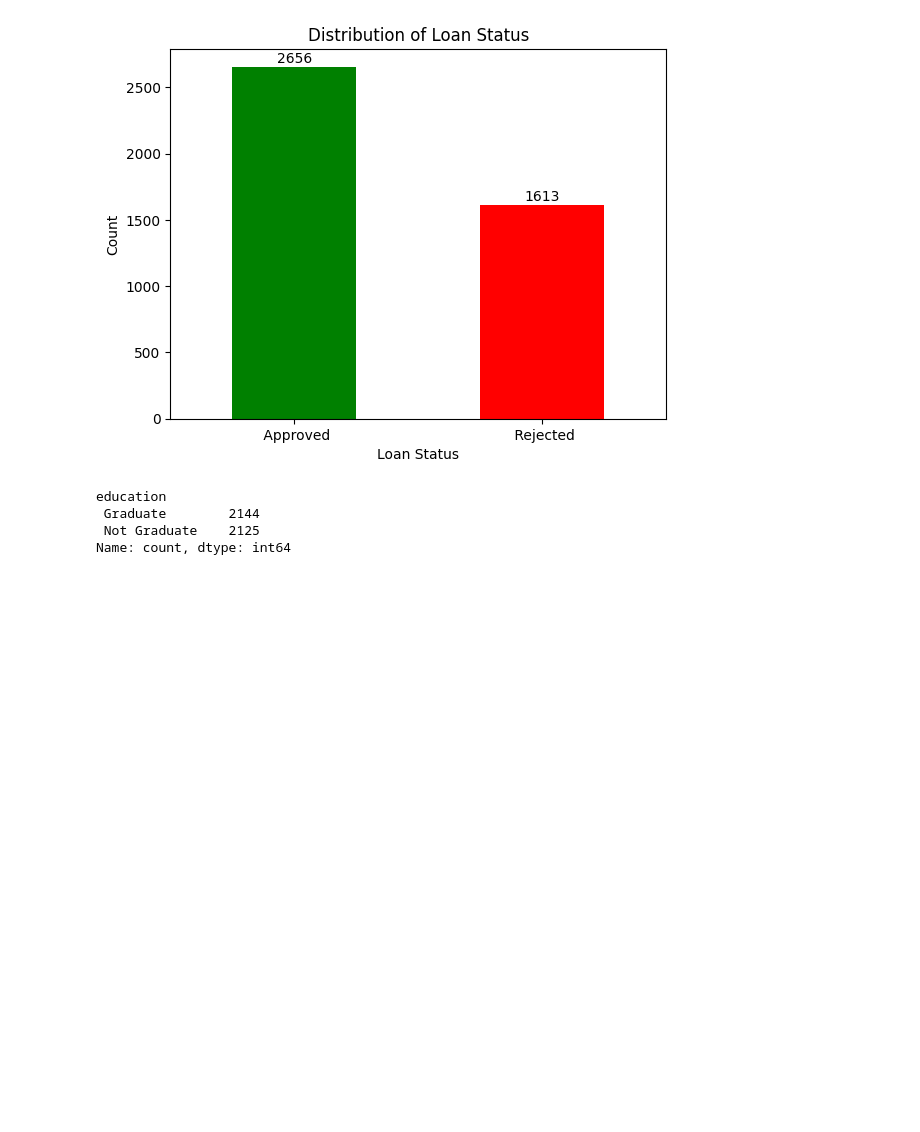
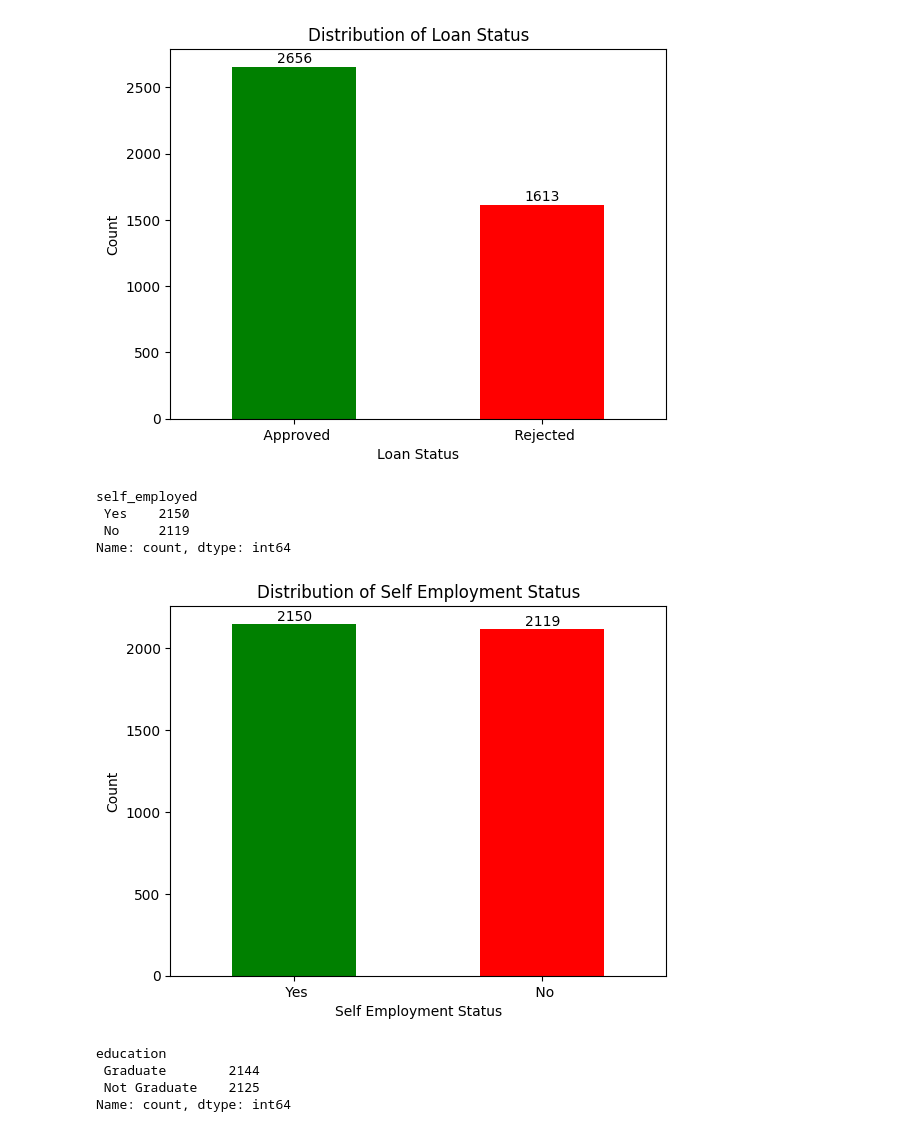
Before and after one commit to aliciahlavac/Project_4, a Jupyter notebook: Main.ipynb, the cells around one changed output. Saved outputs shown, nothing was run; the diff lists cells and outputs as text; code cells hidden in the pictures; blank space fills up the shorter version.

Commit message:
Graphs finished

```diff
--- a/Main.ipynb
+++ b/Main.ipynb
@@ -57,6 +57,15 @@ Index(['loan_id', 'no_of_dependents', 'education', 'self_employed',
        'residential_assets_value', 'commercial_assets_value',
        'luxury_assets_value', 'bank_asset_value', 'loan_status'],
       dtype='object')
+# %%
+# Clean columns to remove leading and trailing blank spaces
+
+# List of columns you want to clean
+columns_to_clean = ['education', 'self_employed', 'loan_status']
+
+# Loop through each column and strip spaces
+for col in columns_to_clean:
+    df[col] = df[col].str.strip()
 # %%
 # Drop loan_id as it is a duplicate indicator
 del df['loan_id']
@@ -143,6 +152,38 @@ for i, v in enumerate(loan_status_counts):
 plt.show()
 # %% [output]
 [figure]
+# %%
+# Get the value counts for self_employed
+df['self_employed'].value_counts()
+# %% [output]
+self_employed
+ Yes    2150
+ No     2119
+Name: count, dtype: int64
+# %%
+# Count the occurrences of each class in 'education'
+self_employed_status_counts = df['self_employed'].value_counts()
+
+# Define custom colors for the bars
+colors = ['green', 'red']
+
+# Create a bar plot
+ax = self_employed_status_counts.plot(kind='bar', color=colors)
+
+# Adding labels and title
+plt.xlabel('Self Employed Status')
+plt.xticks(rotation=0)
+plt.ylabel('Count')
+plt.title('Distribution of Self Employed Status')
+
+# Add counts on top of the bars
+for i, count in enumerate(self_employed_status_counts):
+    ax.text(i, count, str(count), ha='center', va='bottom')
+
+# Show the plot
+plt.show()
+# %% [output]
+[figure, added]
 # %%
 df['education'].value_counts()
 # %% [output]
```
Also changed, not shown: parts of 4 cells of this notebook.
